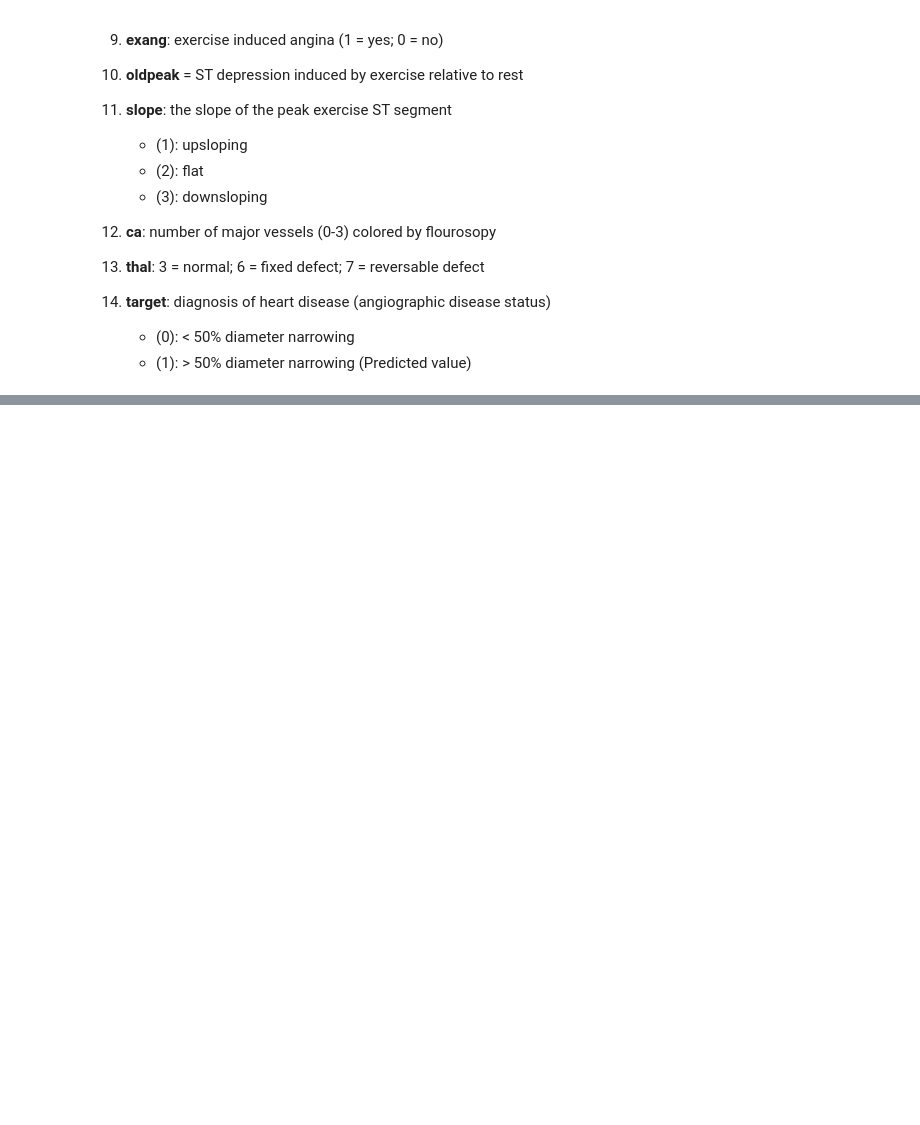
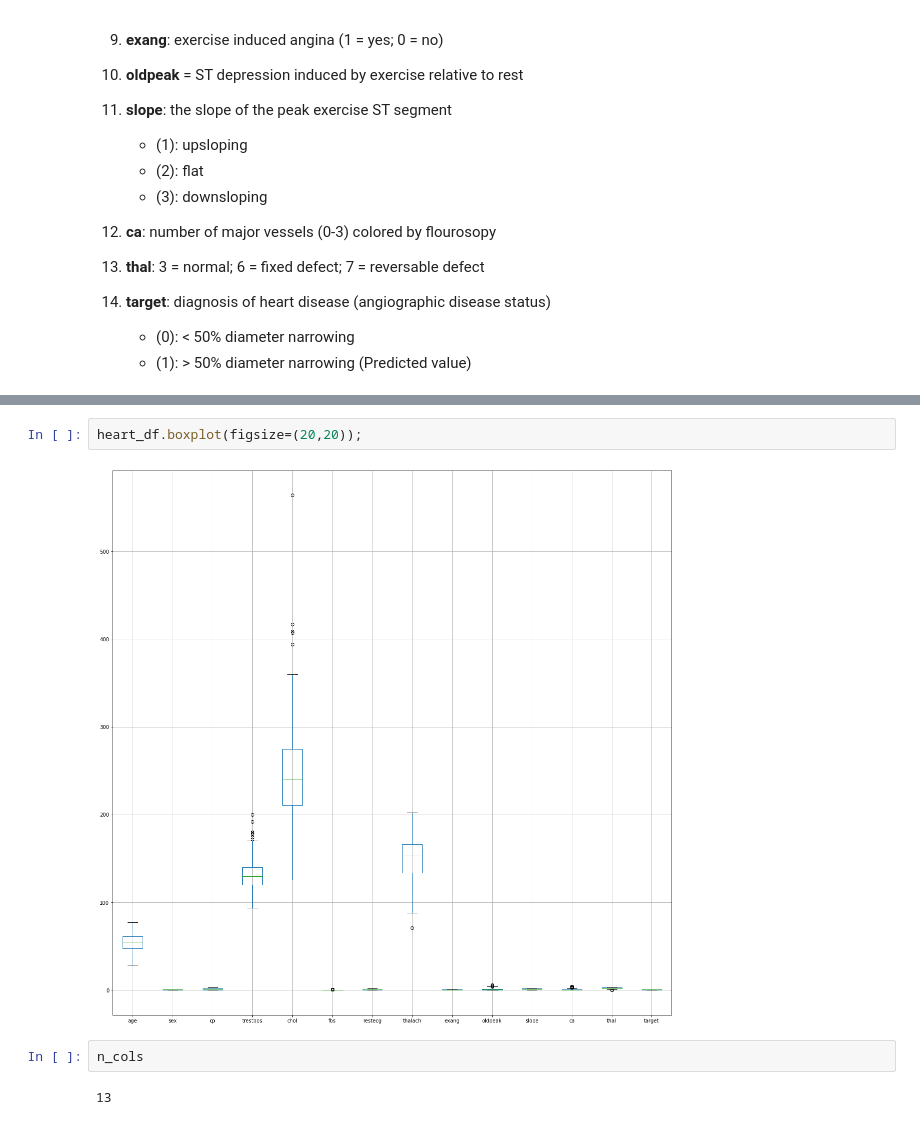
Before and after one commit to s-bose/heart_disease_classification, a Jupyter notebook: heart_disease.ipynb, the cells around one changed output, grey strips where cells are left out. Saved outputs shown, nothing was run; the diff lists cells and outputs as text; blank space fills up the shorter version.

```diff
--- a/heart_disease.ipynb
+++ b/heart_disease.ipynb
@@ -70,0 +98,8 @@ heart_df
+# %%
+heart_df.boxplot(figsize=(20,20));
+# %% [output]
+[figure, added]
+# %%
+n_cols
+# %% [output]
+13
```
Also changed, not shown: parts of 6 cells of this notebook, 4 other files.
